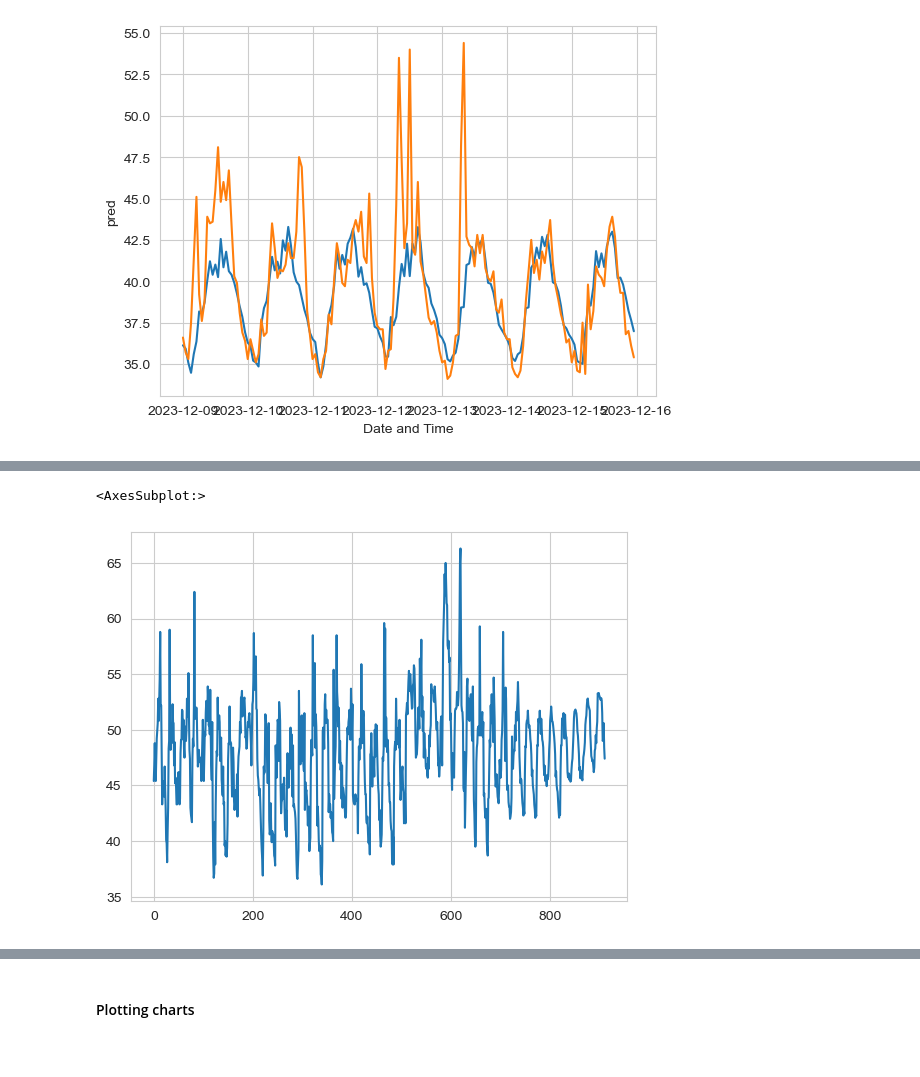
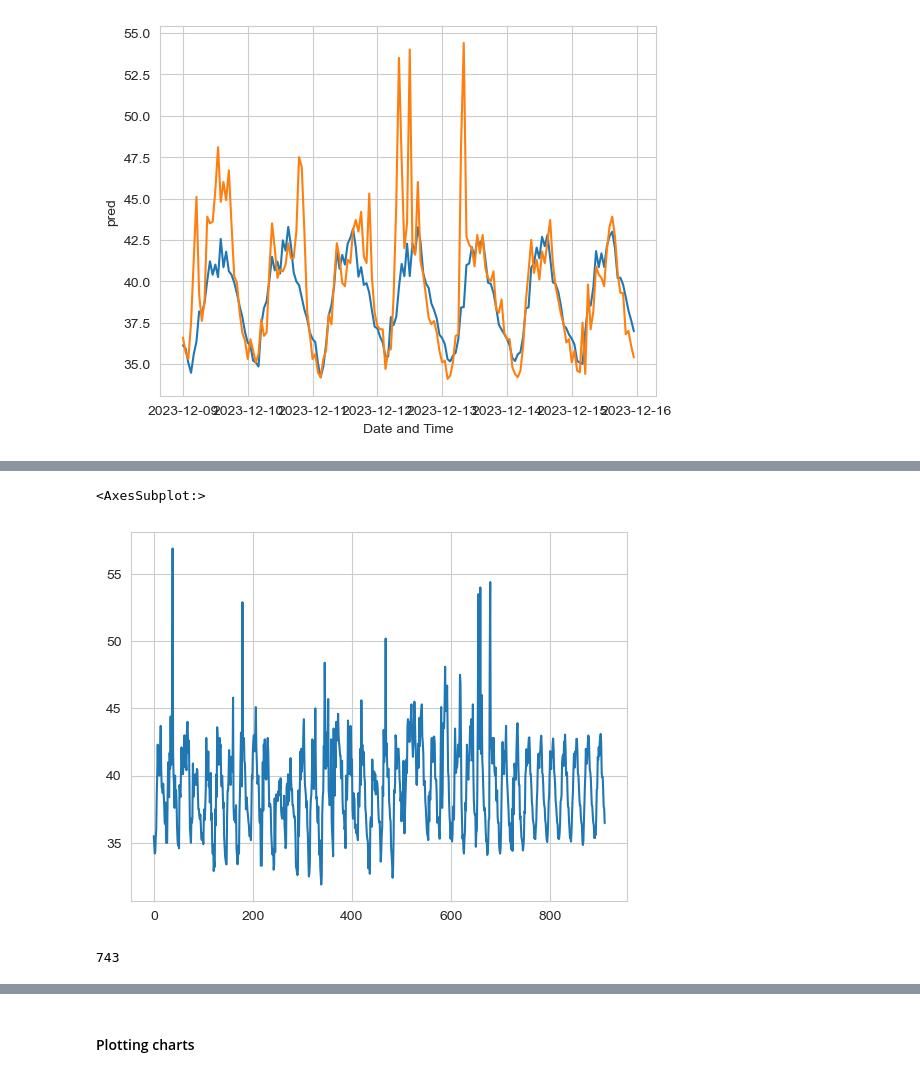
Before and after one commit to alexCCTcollege/Capstone, a Jupyter notebook: Transform.ipynb, the cells around one changed output, grey strips where cells are left out. Cells and saved outputs as stored; diff of their text form; code cells hidden in the pictures.

```diff
--- a/Transform.ipynb
+++ b/Transform.ipynb
@@ -1157,20 +1189,19 @@ Name: 1255, dtype: object
 # %%
 date_range = pd.date_range(start='2023-12-16 00:00:00', periods=24*7, freq='H')
 
 # Create a DataFrame with the date range as the index
 df = pd.DataFrame(index=date_range,)
 df['hour'] = df.index.hour
 
 
 forecaster.fit(y=Test["LAeq"], exog=Test['hour'])
 
 # Make predictions for 168 steps (assuming hourly data and predicting 7 days ahead)
 predictions = forecaster.predict(steps=168, exog=df['hour'])
-
-a = Test["LAeq"].values
-a = np.append(a,predictions.values)
-
-sns.lineplot(a)
 # %% [output]
 <AxesSubplot:>
-[figure, old version]
+[figure, new version]
+# %%
+len(Test["LAeq"].values)
+# %% [output]
+743
```
Also changed, not shown: parts of 13 cells of this notebook, 7 other files.
